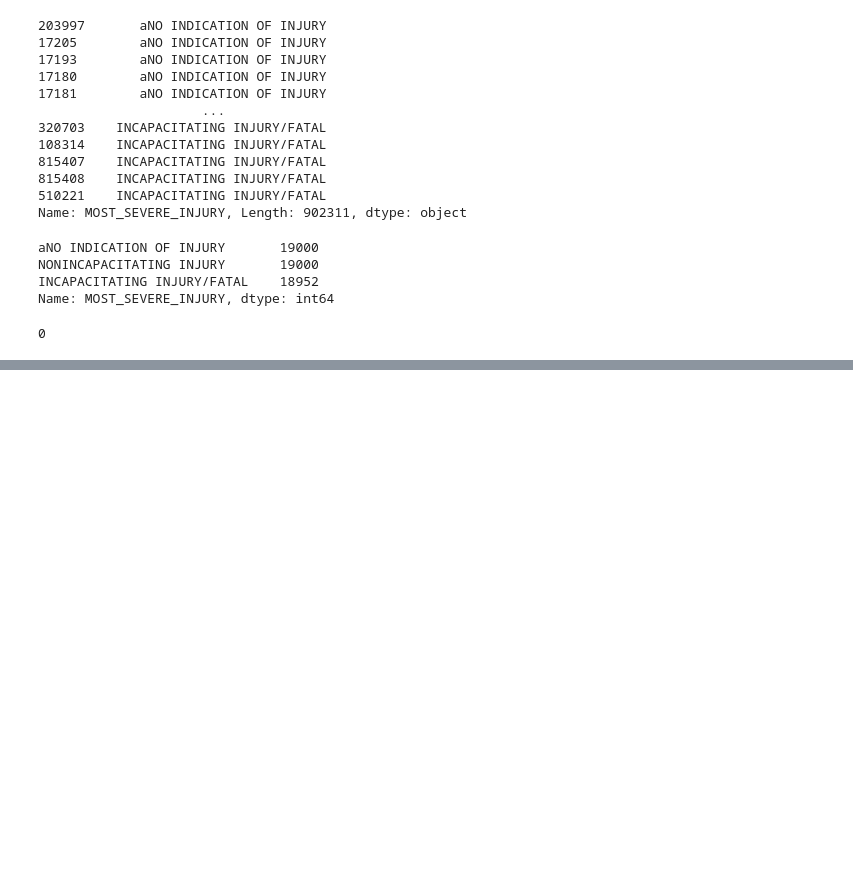
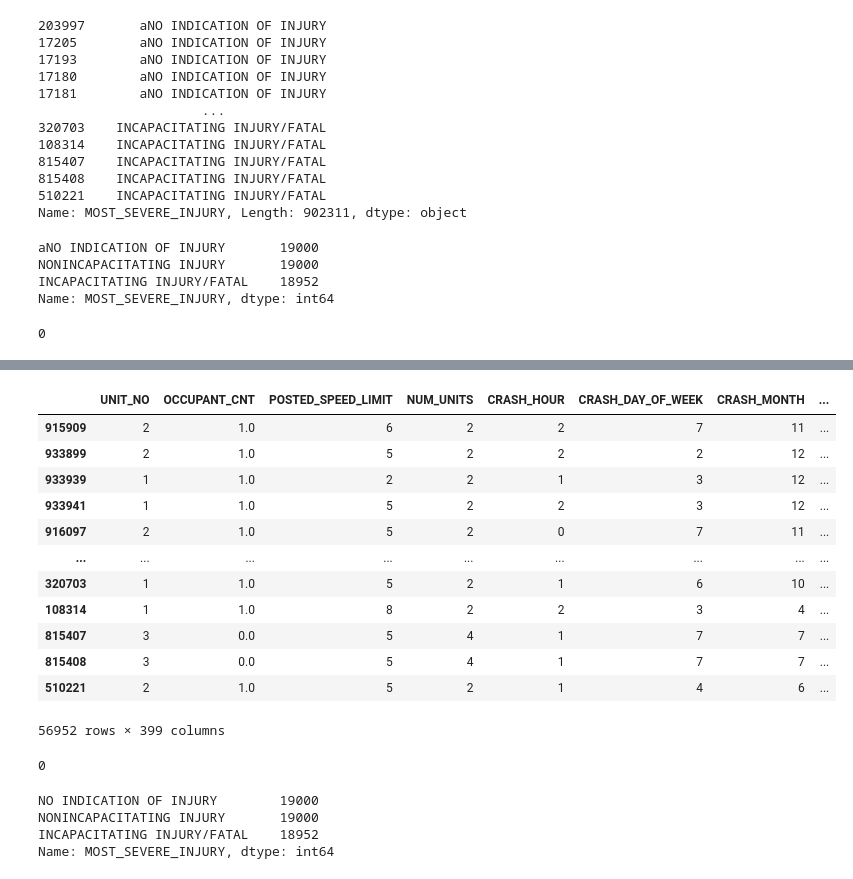
Before and after one commit to marcosvppfernandes/chicagoteam_quanggang, a Jupyter notebook: marcos_eda.ipynb, the cells around one changed output, grey strips where cells are left out. Drawn from its saved outputs; the diff is of its cells as text; code cells hidden in the pictures; blank space fills up the shorter version.

```diff
--- a/marcos_eda.ipynb
+++ b/marcos_eda.ipynb
@@ -1134,0 +1635,2 @@ df.head(3)
+# %%
+categoricalz, numericalz = basic_info(ds1)
@@ -1134,0 +1655,32 @@ df.head(3)
+# %%
+def making_new_df(data, columnlist):
+    for i in columnlist:
+        dummy = pd.get_dummies(data[i])
+        #print(dummy)
+        del dummy[dummy.columns[-1]]
+        data = pd.concat([data, dummy], axis = 1)
+    return data
+# %%
+ds2 = making_new_df(ds1, categoricalz)
+# %%
+ds2 = ds2.drop(categoricalz, axis = 1)
+# %%
+ds2
+# %% [output]
+|  | UNIT_NO | OCCUPANT_CNT | POSTED_SPEED_LIMIT | NUM_UNITS | CRASH_HOUR | CRASH_DAY_OF_WEEK | CRASH_MONTH | ... |
+| 915909 | 2 | 1.0 | 6 | 2 | 2 | 7 | 11 | ... |
+| 933899 | 2 | 1.0 | 5 | 2 | 2 | 2 | 12 | ... |
+| 933939 | 1 | 1.0 | 2 | 2 | 1 | 3 | 12 | ... |
+| 933941 | 1 | 1.0 | 5 | 2 | 2 | 3 | 12 | ... |
+| 916097 | 2 | 1.0 | 5 | 2 | 0 | 7 | 11 | ... |
+| ... | ... | ... | ... | ... | ... | ... | ... | ... |
+| 320703 | 1 | 1.0 | 5 | 2 | 1 | 6 | 10 | ... |
+| 108314 | 1 | 1.0 | 8 | 2 | 2 | 3 | 4 | ... |
+| 815407 | 3 | 0.0 | 5 | 4 | 1 | 7 | 7 | ... |
+| 815408 | 3 | 0.0 | 5 | 4 | 1 | 7 | 7 | ... |
+| 510221 | 2 | 1.0 | 5 | 2 | 1 | 4 | 6 | ... |
+56952 rows × 399 columns
+# %%
+ds2.isna().sum().sum()
+# %% [output]
+0
@@ -1134,0 +1689,7 @@ df.head(3)
+# %%
+dfs['MOST_SEVERE_INJURY'].value_counts()
+# %% [output]
+NO INDICATION OF INJURY        19000
+NONINCAPACITATING INJURY       19000
+INCAPACITATING INJURY/FATAL    18952
+Name: MOST_SEVERE_INJURY, dtype: int64
```
Also changed, not shown: parts of 107 cells of this notebook.
